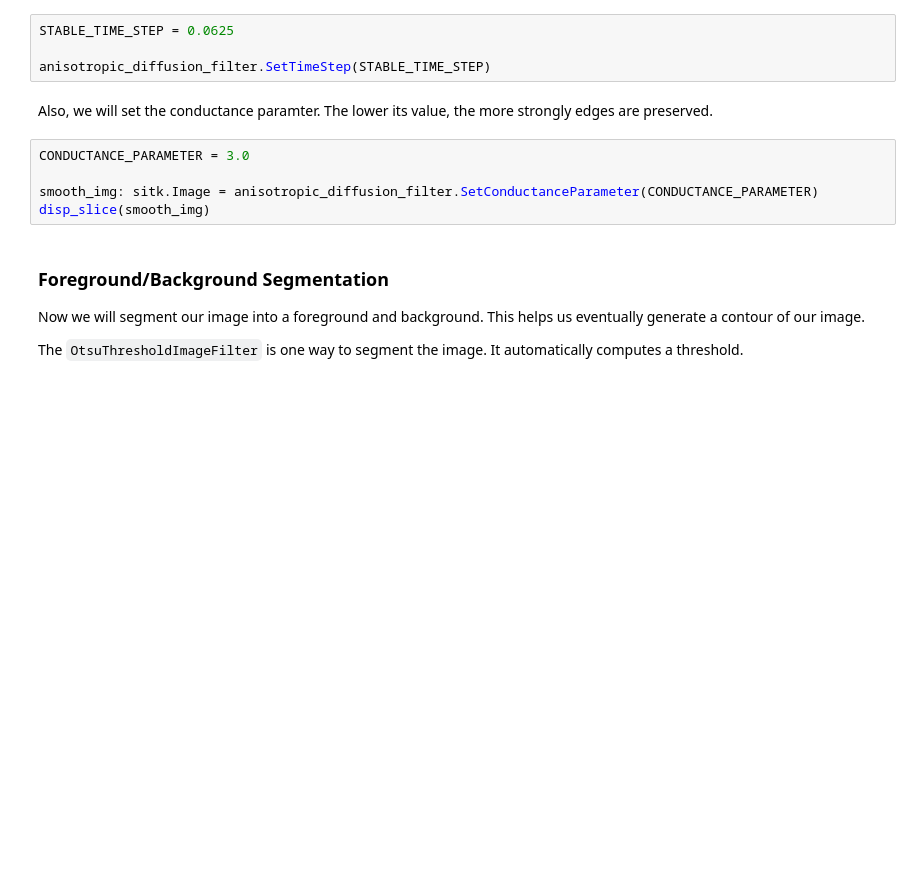
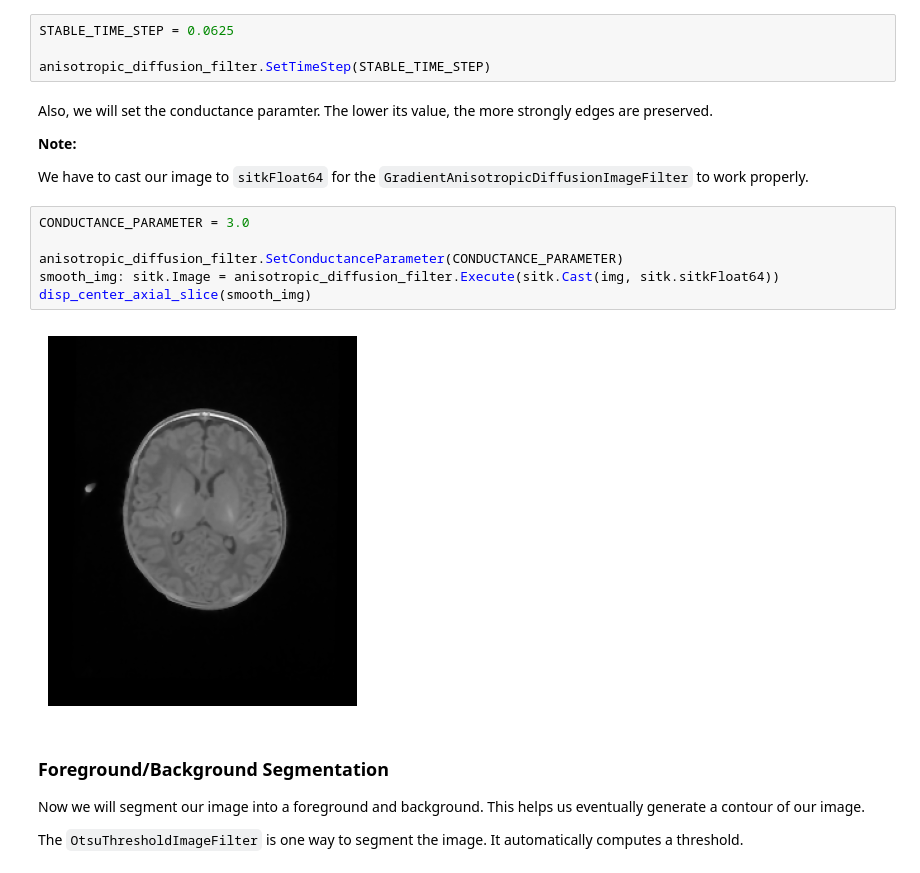
Before and after one commit to COMP523TeamD/TechTalk, a Jupyter notebook: src/filters.ipynb, the cells around one changed output. Drawn from its saved outputs; the diff is of its cells as text; blank space fills up the shorter version.

```diff
--- a/src/filters.ipynb
+++ b/src/filters.ipynb
@@ -29,11 +31,18 @@ STABLE_TIME_STEP = 0.0625
 anisotropic_diffusion_filter.SetTimeStep(STABLE_TIME_STEP)
 # %% [markdown]
 Also, we will set the conductance paramter. The lower its value, the more strongly edges are preserved.
+
+**Note:**
+
+We have to cast our image to `sitkFloat64` for the `GradientAnisotropicDiffusionImageFilter` to work properly.
 # %%
 CONDUCTANCE_PARAMETER = 3.0
 
-smooth_img: sitk.Image = anisotropic_diffusion_filter.SetConductanceParameter(CONDUCTANCE_PARAMETER)
-disp_slice(smooth_img)
+anisotropic_diffusion_filter.SetConductanceParameter(CONDUCTANCE_PARAMETER)
+smooth_img: sitk.Image = anisotropic_diffusion_filter.Execute(sitk.Cast(img, sitk.sitkFloat64))
+disp_center_axial_slice(smooth_img)
+# %% [output]
+[figure, added]
 # %% [markdown]
 ### Foreground/Background Segmentation
 Now we will segment our image into a foreground and background. This helps us eventually generate a contour of our image.
```
Also changed, not shown: parts of 5 cells of this notebook, 1 other file.
